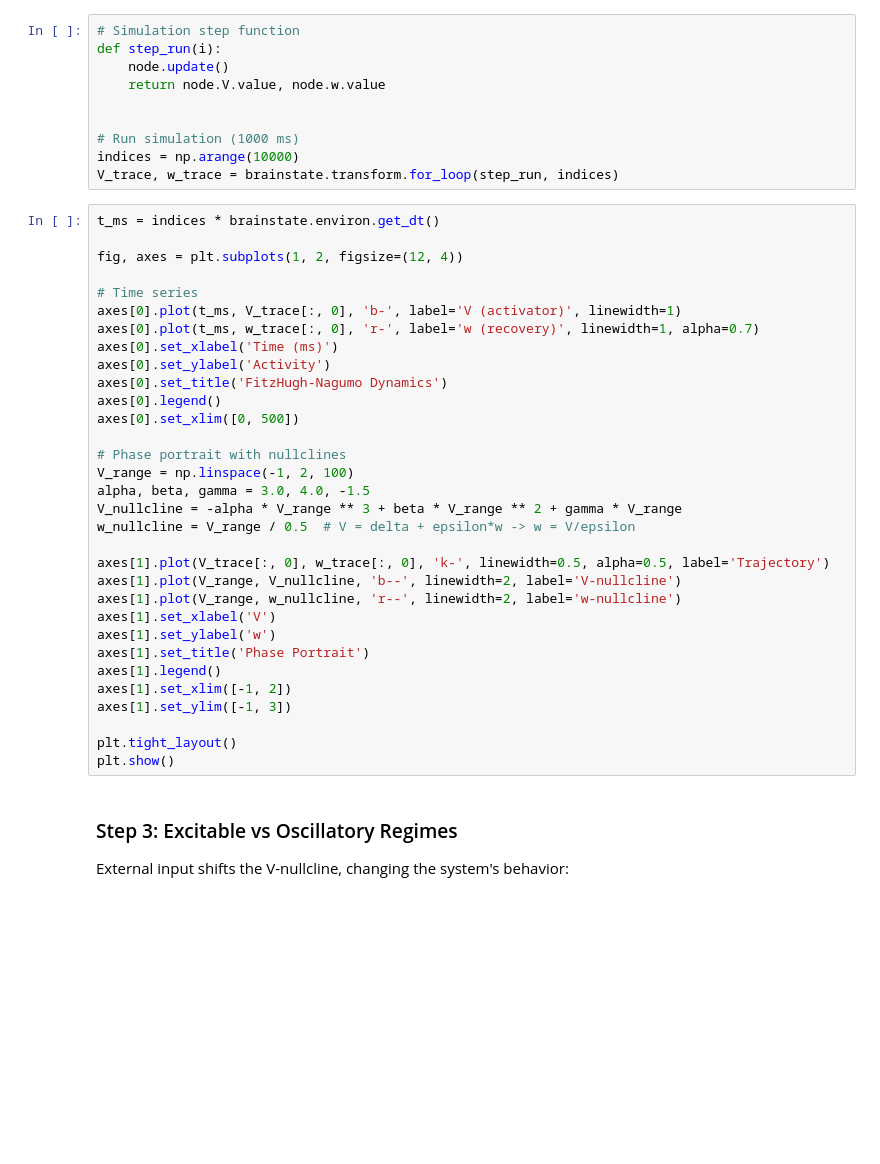
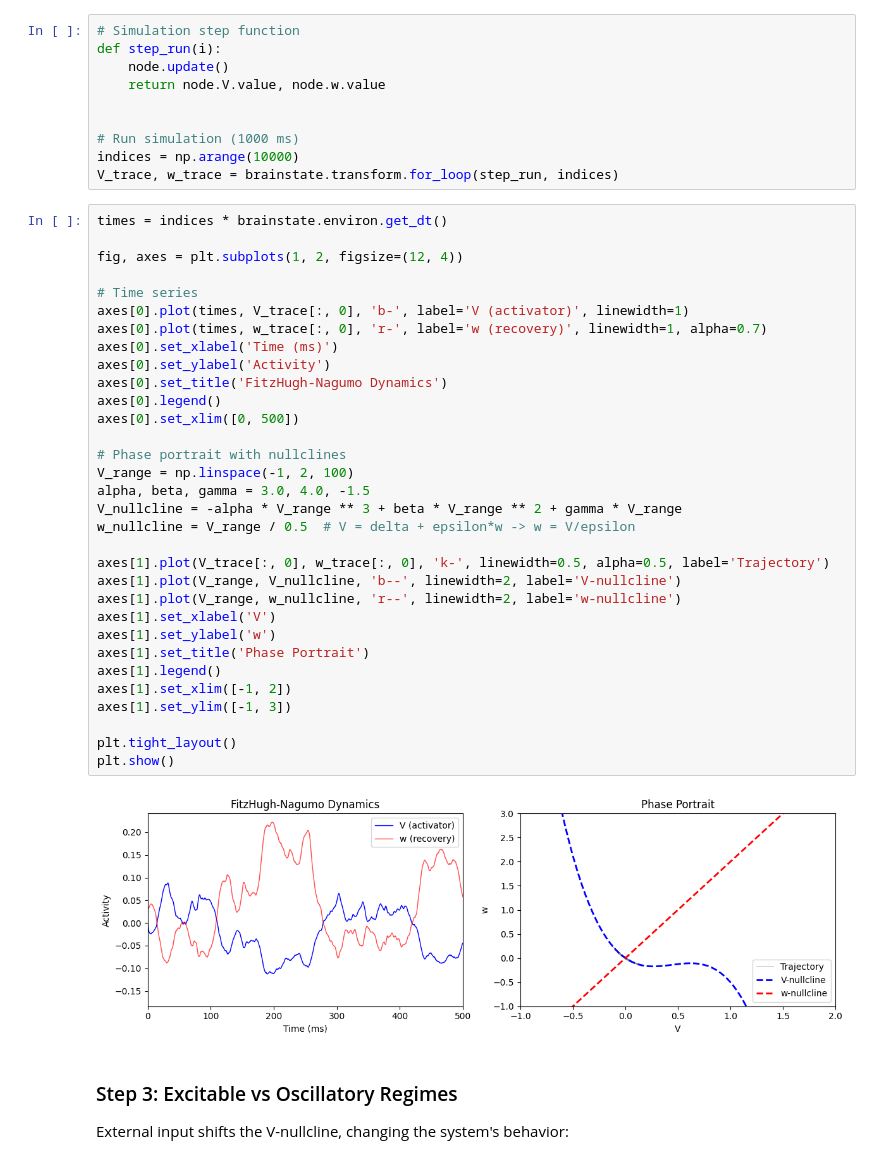
Before and after one commit to chaobrain/brainmass, a Jupyter notebook: examples/004-fhn-oscillator.ipynb, the cells around one changed output. Cells and saved outputs as stored; diff of their text form; blank space fills up the shorter version.

```diff
--- a/examples/004-fhn-oscillator.ipynb
+++ b/examples/004-fhn-oscillator.ipynb
@@ -102,37 +104,39 @@ def step_run(i):
 indices = np.arange(10000)
 V_trace, w_trace = brainstate.transform.for_loop(step_run, indices)
 # %%
-t_ms = indices * brainstate.environ.get_dt()
+times = indices * brainstate.environ.get_dt()
 
 fig, axes = plt.subplots(1, 2, figsize=(12, 4))
 
 # Time series
-axes[0].plot(t_ms, V_trace[:, 0], 'b-', label='V (activator)', linewidth=1)
-axes[0].plot(t_ms, w_trace[:, 0], 'r-', label='w (recovery)', linewidth=1, alpha=0.7)
+axes[0].plot(times, V_trace[:, 0], 'b-', label='V (activator)', linewidth=1)
+axes[0].plot(times, w_trace[:, 0], 'r-', label='w (recovery)', linewidth=1, alpha=0.7)
 axes[0].set_xlabel('Time (ms)')
 axes[0].set_ylabel('Activity')
 axes[0].set_title('FitzHugh-Nagumo Dynamics')
 axes[0].legend()
 axes[0].set_xlim([0, 500])
 
 # Phase portrait with nullclines
 V_range = np.linspace(-1, 2, 100)
 alpha, beta, gamma = 3.0, 4.0, -1.5
 V_nullcline = -alpha * V_range ** 3 + beta * V_range ** 2 + gamma * V_range
 w_nullcline = V_range / 0.5  # V = delta + epsilon*w -> w = V/epsilon
 
 axes[1].plot(V_trace[:, 0], w_trace[:, 0], 'k-', linewidth=0.5, alpha=0.5, label='Trajectory')
 axes[1].plot(V_range, V_nullcline, 'b--', linewidth=2, label='V-nullcline')
 axes[1].plot(V_range, w_nullcline, 'r--', linewidth=2, label='w-nullcline')
 axes[1].set_xlabel('V')
 axes[1].set_ylabel('w')
 axes[1].set_title('Phase Portrait')
 axes[1].legend()
 axes[1].set_xlim([-1, 2])
 axes[1].set_ylim([-1, 3])
 
 plt.tight_layout()
 plt.show()
+# %% [output]
+[figure, added]
 # %% [markdown]
 ### Step 3: Excitable vs Oscillatory Regimes
 
```
Also changed, not shown: parts of 9 cells of this notebook, 8 other files.
